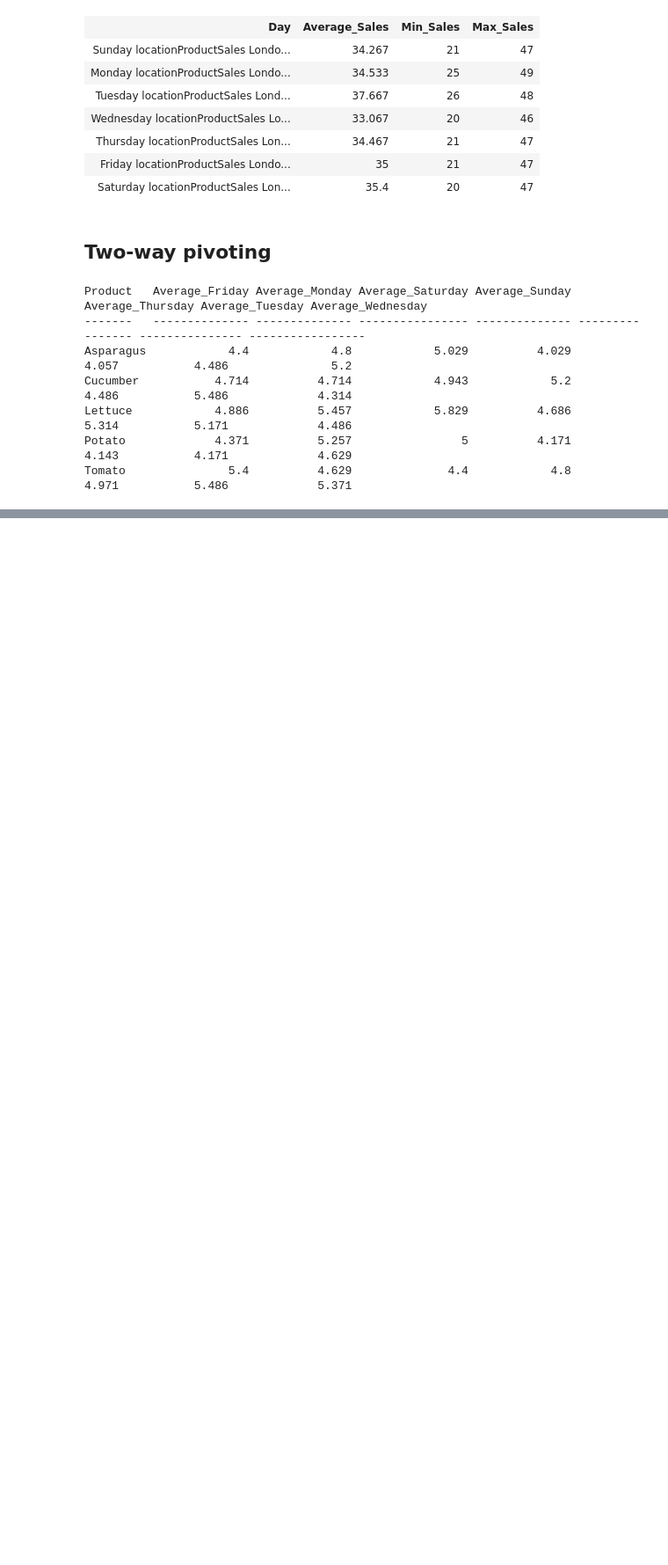
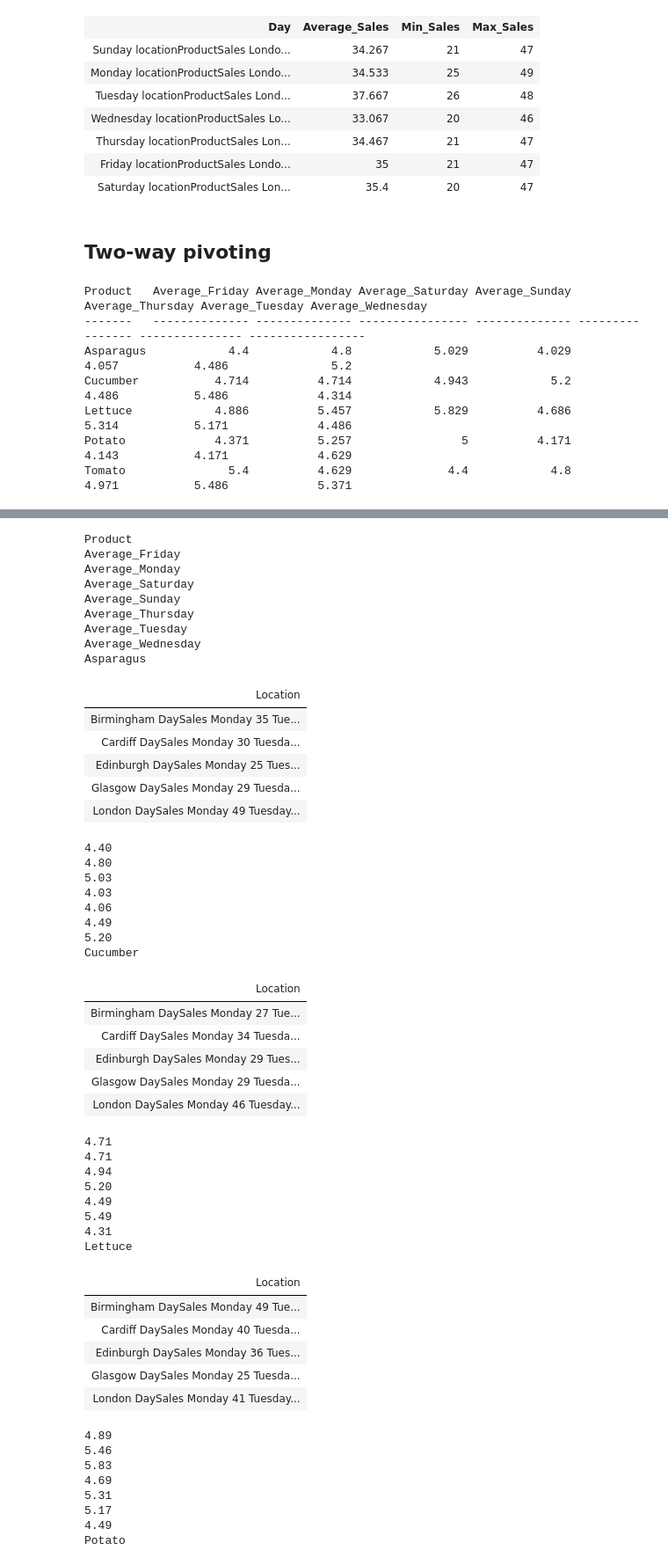
Before and after one commit to dfinke/PowerShellPivot, a Jupyter notebook: Examples/tryMeltAndPivot-V2.ipynb, the cells around one changed output, grey strips where cells are left out. Shown at 88% size. Cells and saved outputs as stored; diff of their text form; code cells hidden in the pictures; blank space fills up the shorter version.

Commit message:
Added a better grid and some examples

```diff
--- a/Examples/tryMeltAndPivot-V2.ipynb
+++ b/Examples/tryMeltAndPivot-V2.ipynb
@@ -206,0 +220,73 @@ foreach   ( $rowHeading in $pivoted.$PivotBy) {
+# %%
+$PivotCol     = 'Day'
+$PivotRow     = 'Product'
+$PivotGroupBy = 'Location'
+$ValueName    = 'Sales'
+$aggFunction  = 'Average'
+
+$dataToPivot  =  $data        | Invoke-PSMelt    -Id    $PivotCol, $PivotGroupBy  -ValueName $ValueName -VarName $PivotRow
+$pivoted      =  $dataToPivot | New-PSPivotTable -index $PivotRow -aggregateFunction $aggFunction -column $PivotCol -values $ValueName -Fill 0
+$html         =  $pivoted     | ConvertTo-Grid
+
+foreach   ( $rowHeading in $pivoted.$PivotRow) {
+    $branchRows = $dataToPivot.where( {$_.$PivotRow -eq $rowHeading} )
+    $tree       = $branchRows.$PivotGroupBy | Sort-Object -Unique | Foreach-Object {
+                  $leveltwoHeading = $_
+                  $subgroup = $branchRows.where({$_.$PivotGroupBy -eq $leveltwoHeading})
+                  [pscustomobject]@{$PivotGroupBy =  Out-TreeView $subgroup -ExcludeProperty $PivotRow,$PivotGroupBy -TitleHtml $leveltwoHeading}
+    } | Out-TreeView -Title $rowHeading
+    $html = $html -replace  "<(div class=`"grid-item`".*?)>\s*$rowheading\s*</div>", "<`$1>$tree</div>"
+}
+Write-Notebook $html
+# %% [output]
+Product
+Average_Friday
+Average_Monday
+Average_Saturday
+Average_Sunday
+Average_Thursday
+Average_Tuesday
+Average_Wednesday
+Asparagus
+| Location |
+| Birmingham DaySales Monday 35 Tue... |
+| Cardiff DaySales Monday 30 Tuesda... |
+| Edinburgh DaySales Monday 25 Tues... |
+| Glasgow DaySales Monday 29 Tuesda... |
+| London DaySales Monday 49 Tuesday... |
+4.40
+4.80
+5.03
+4.03
+4.06
+4.49
+5.20
+Cucumber
+| Location |
+| Birmingham DaySales Monday 27 Tue... |
+| Cardiff DaySales Monday 34 Tuesda... |
+| Edinburgh DaySales Monday 29 Tues... |
+| Glasgow DaySales Monday 29 Tuesda... |
+| London DaySales Monday 46 Tuesday... |
+4.71
+4.71
+4.94
+5.20
+4.49
+5.49
+4.31
+Lettuce
+| Location |
+| Birmingham DaySales Monday 49 Tue... |
+| Cardiff DaySales Monday 40 Tuesda... |
+| Edinburgh DaySales Monday 36 Tues... |
+| Glasgow DaySales Monday 25 Tuesda... |
+| London DaySales Monday 41 Tuesday... |
+4.89
+5.46
+5.83
+4.69
+5.31
+5.17
+4.49
+Potato
```
Also changed, not shown: parts of 8 cells of this notebook, 1 other file.
